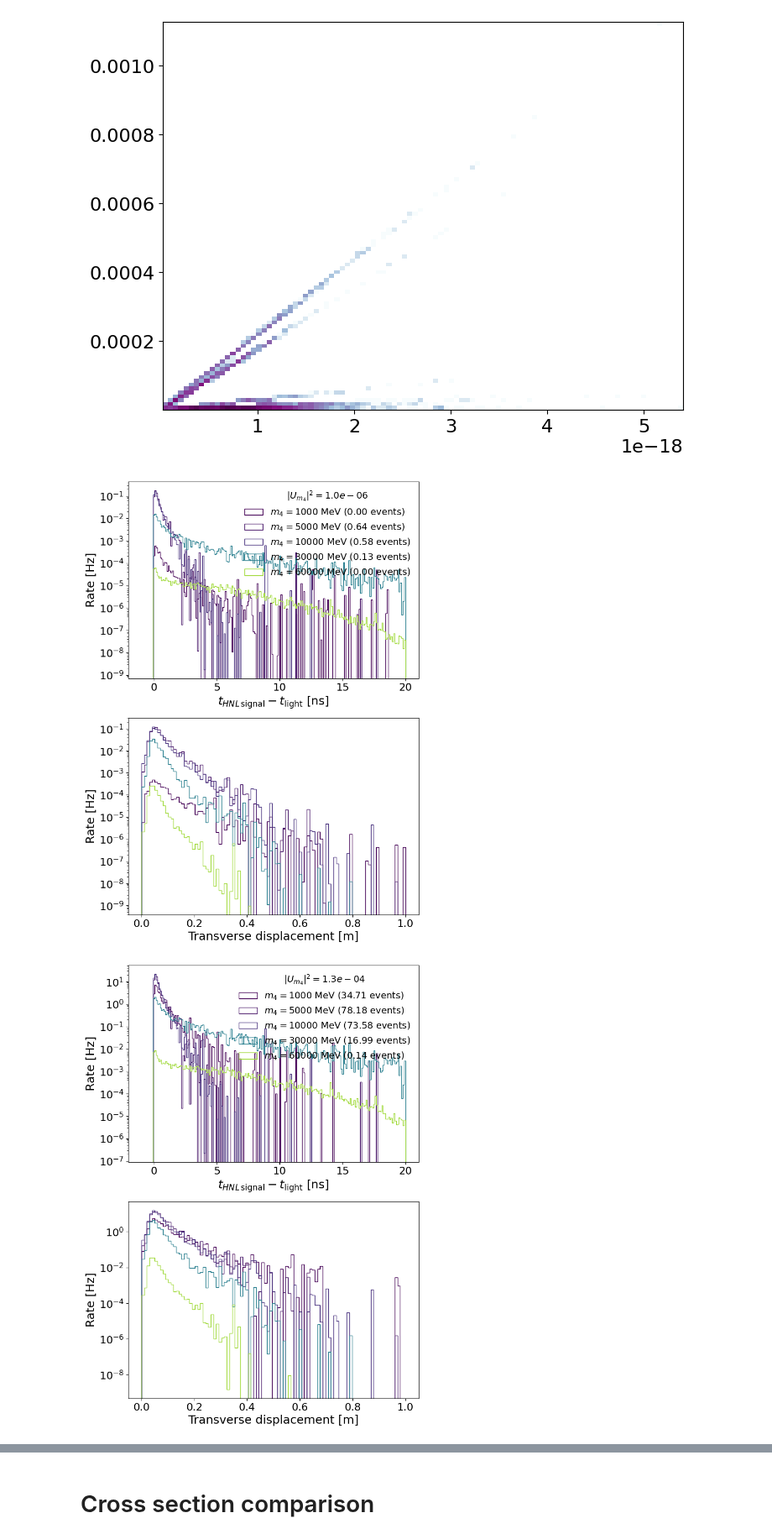
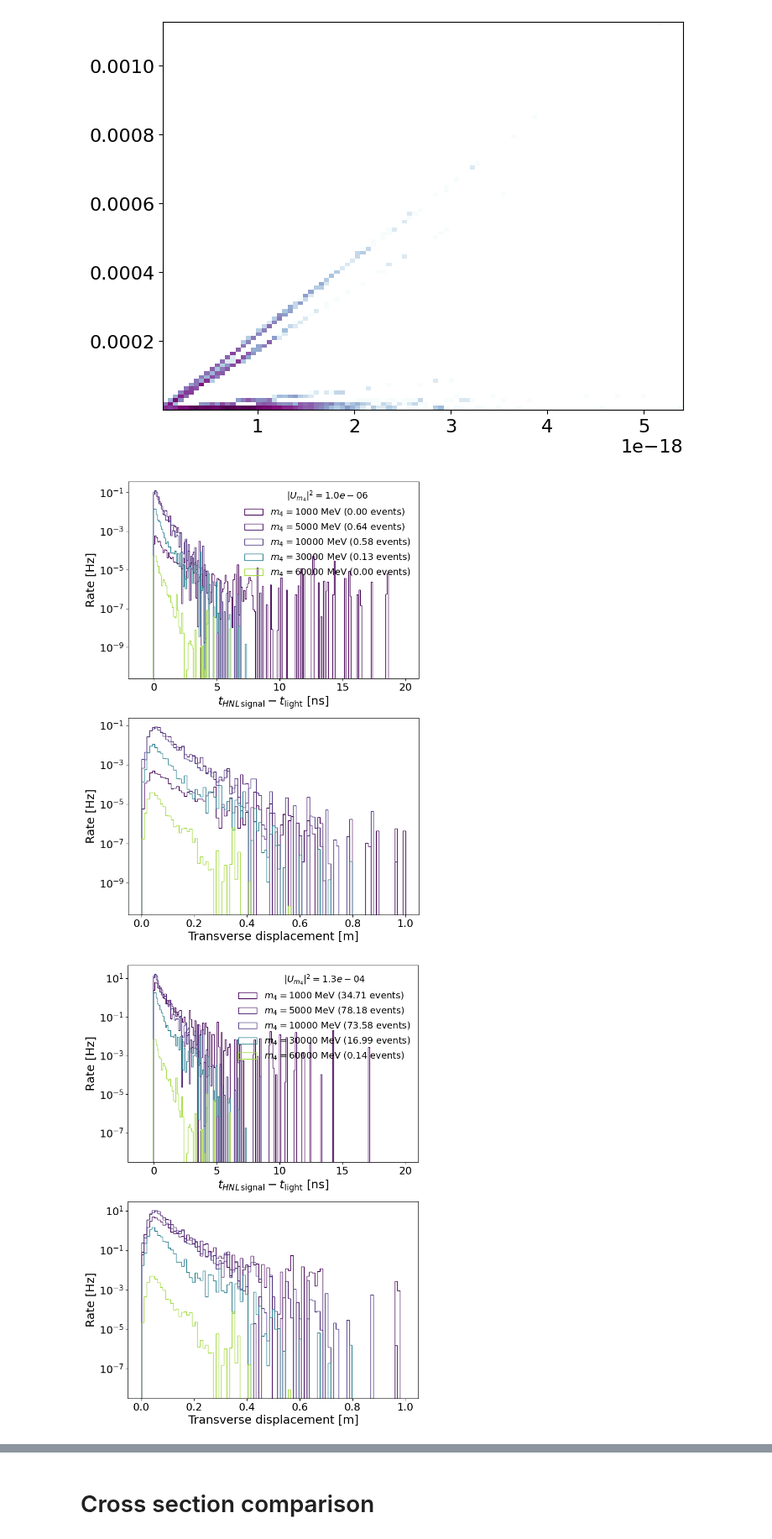
Before and after one commit to nickkamp1/Lake_Geneva_Neutrinos, a Jupyter notebook: SIREN_HNLAnalysis.ipynb, the cells around one changed output, grey strips where cells are left out. Shown at 84% size. Cells and saved outputs as stored; diff of their text form; code cells hidden in the pictures.

```diff
--- a/SIREN_HNLAnalysis.ipynb
+++ b/SIREN_HNLAnalysis.ipynb
@@ -53,8 +53,8 @@ for i,((m4, Um4), files) in enumerate(groups.items()):
     muon_total = 0.0
     full_HNL_sim[(m4,Um4)] = ak.Array([])
     for f in files:
-        data = ak.from_parquet(f)
         try:
+            data = ak.from_parquet(f)
             data["max_deltaT"] = np.max(
                 np.array([data.muon0_panel1_timing_difference,
                           data.muon0_panel2_timing_difference,
@@ -72,6 +72,8 @@ for i,((m4, Um4), files) in enumerate(groups.items()):
             continue
         # Make sure arrays are numpy for multiplication
         weights = np.array(data["weights"]*data["muon0_hit_mask_survival"]) # only surviving muons
+        survival_prob = np.array(np.prod(data.survival_probs,axis=-1))
+        weights *= survival_prob # account for HNL survival prob
         dimuon_mask = np.array(data["hit_mask_dimuon_survival"])
         delay_mask = np.array(data["max_deltaT"]>deltaT_cut)
         dimuon_total += np.sum(weights * dimuon_mask)
@@ -146,40 +150,41 @@ for Um4 in ["0.00100","0.01129","0.10000"]:
         k = (m4,Um4)
         color = cmap(norm(float(m4)))
         #HNL_dist = np.linalg.norm(full_HNL_sim[k].vertex[:,1] - full_HNL_sim[k].vertex[:,0],axis=1)
+        survival_prob = np.array(np.prod(full_HNL_sim[k].survival_probs,axis=-1))
         ax[0].hist(np.array(full_HNL_sim[k]["max_deltaT"]),
-                     weights=full_HNL_sim[k]["weights"],
+                     weights=np.array(full_HNL_sim[k]["weights"])*survival_prob,
                      bins=np.linspace(-1,20,200),
                      histtype="step",
                      label=r"$m_4=%s$ MeV (%1.2f events)"%(m4,sum(full_HNL_sim[k]["weights"])),
                      color=color
                      )
         maxDeltaX = np.max(
             np.array([full_HNL_sim[k].muon0_panel1_transverse_disp,
                     full_HNL_sim[k].muon0_panel2_transverse_disp,
                     full_HNL_sim[k].muon0_panel3_transverse_disp])[:,:,0],
             axis=0
             )
         maxDeltaY = np.max(
             np.array([full_HNL_sim[k].muon0_panel1_transverse_disp,
                     full_HNL_sim[k].muon0_panel2_transverse_disp,
                     full_HNL_sim[k].muon0_panel3_transverse_disp])[:,:,1],
             axis=0
             )
         ax[1].hist(np.sqrt(maxDeltaX**2 + maxDeltaY**2),
-                   weights=full_HNL_sim[k]["weights"],
+                   weights=np.array(full_HNL_sim[k]["weights"])*survival_prob,
                    bins=np.linspace(0,1,100),
                    histtype="step",
                    color=color,
                    label=r"$m_4=%s$ MeV (%1.2f events)"%(m4,sum(full_HNL_sim[k]["weights"])))
     ax[0].set_xlabel(r"$t_{HNL \,{\rm signal}} - t_{\rm light}$ [ns]")
     ax[0].set_ylabel("Rate [Hz]")
     ax[0].legend(loc="upper right",fontsize=14,title=r"$|U_{m_4}|^2=%1.1e$"%(float(Um4)**2))
     ax[0].set_yscale("log")
     ax[1].set_xlabel(r"Transverse displacement [m]")
     ax[1].set_ylabel("Rate [Hz]")
     ax[1].set_yscale("log")
     plt.show()
     plt.close(fig)
 # %% [output]
-[figure, old version]
+[figure, new version]
-[figure, old version]
+[figure, new version]
```
Also changed, not shown: parts of 3 cells of this notebook, 1 other file.
